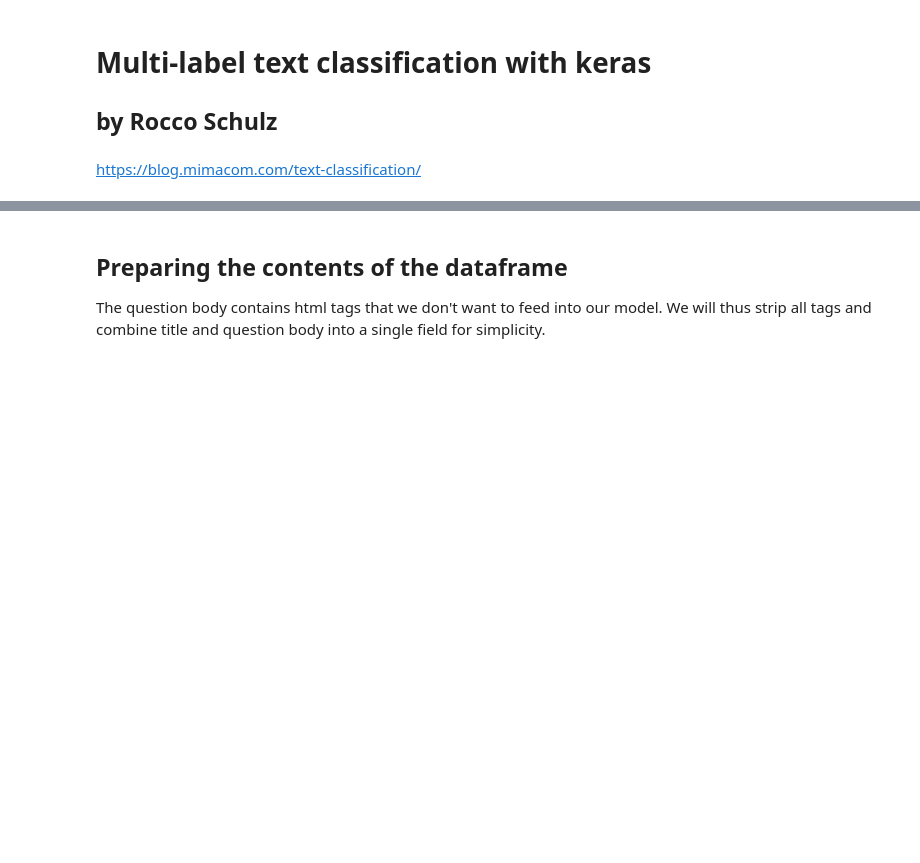
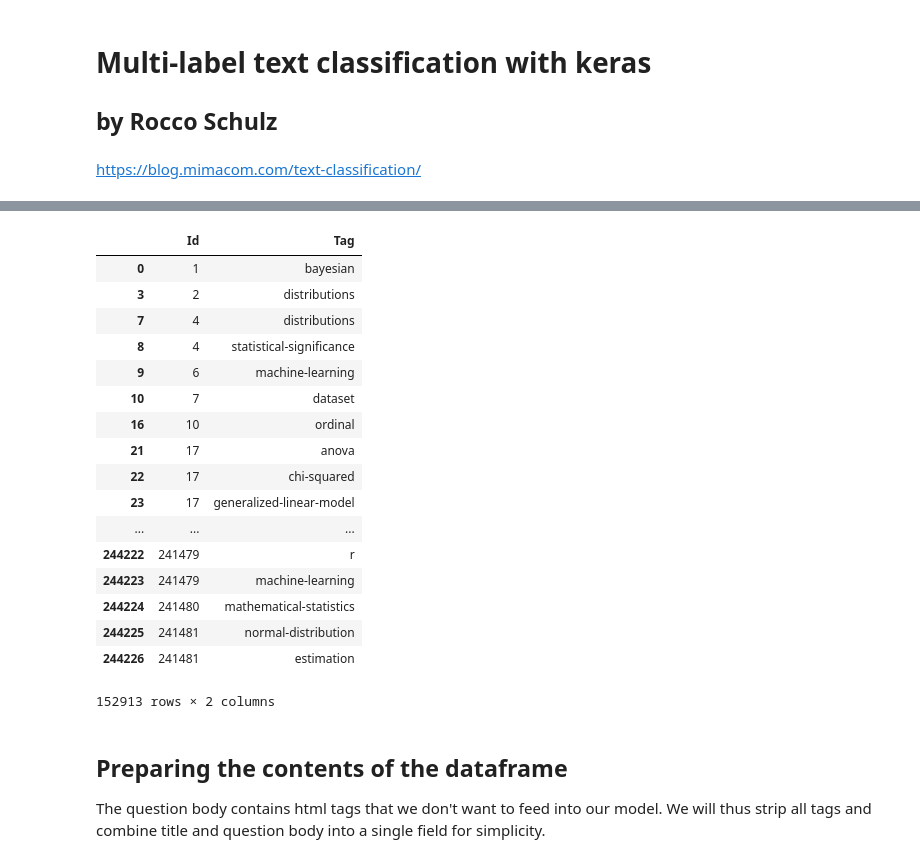
Before and after one commit to learning-stack/Colab-ML-Playbook, a Jupyter notebook: NLP/Performing Multi-label Text Classification with Keras/multi-label-classification-with-keras.ipynb, the cells around one changed output, grey strips where cells are left out. Cells and saved outputs as stored; diff of their text form; code cells hidden in the pictures; blank space fills up the shorter version.

```diff
--- a/NLP/Performing Multi-label Text Classification with Keras/multi-label-classification-with-keras.ipynb
+++ b/NLP/Performing Multi-label Text Classification with Keras/multi-label-classification-with-keras.ipynb
@@ -39,9 +75,29 @@ We only use the top 100 (arbitrarily picked number) tags because for rare tags t
 # %%
 num_classes = 100
 grouped_tags = df_tags.groupby("Tag").size().reset_index(name='count')
 most_common_tags = grouped_tags.nlargest(num_classes, columns="count")
 df_tags.Tag = df_tags.Tag.apply(lambda tag : tag if tag in most_common_tags.Tag.values else None)
 df_tags = df_tags.dropna()
+df_tags
+# %% [output]
+|  | Id | Tag |
+| 0 | 1 | bayesian |
+| 3 | 2 | distributions |
+| 7 | 4 | distributions |
+| 8 | 4 | statistical-significance |
+| 9 | 6 | machine-learning |
+| 10 | 7 | dataset |
+| 16 | 10 | ordinal |
+| 21 | 17 | anova |
+| 22 | 17 | chi-squared |
+| 23 | 17 | generalized-linear-model |
+| ... | ... | ... |
+| 244222 | 241479 | r |
+| 244223 | 241479 | machine-learning |
+| 244224 | 241480 | mathematical-statistics |
+| 244225 | 241481 | normal-distribution |
+| 244226 | 241481 | estimation |
+152913 rows × 2 columns
 # %% [markdown]
 ## Preparing the contents of the dataframe
 
```
Also changed, not shown: parts of 8 cells of this notebook.
